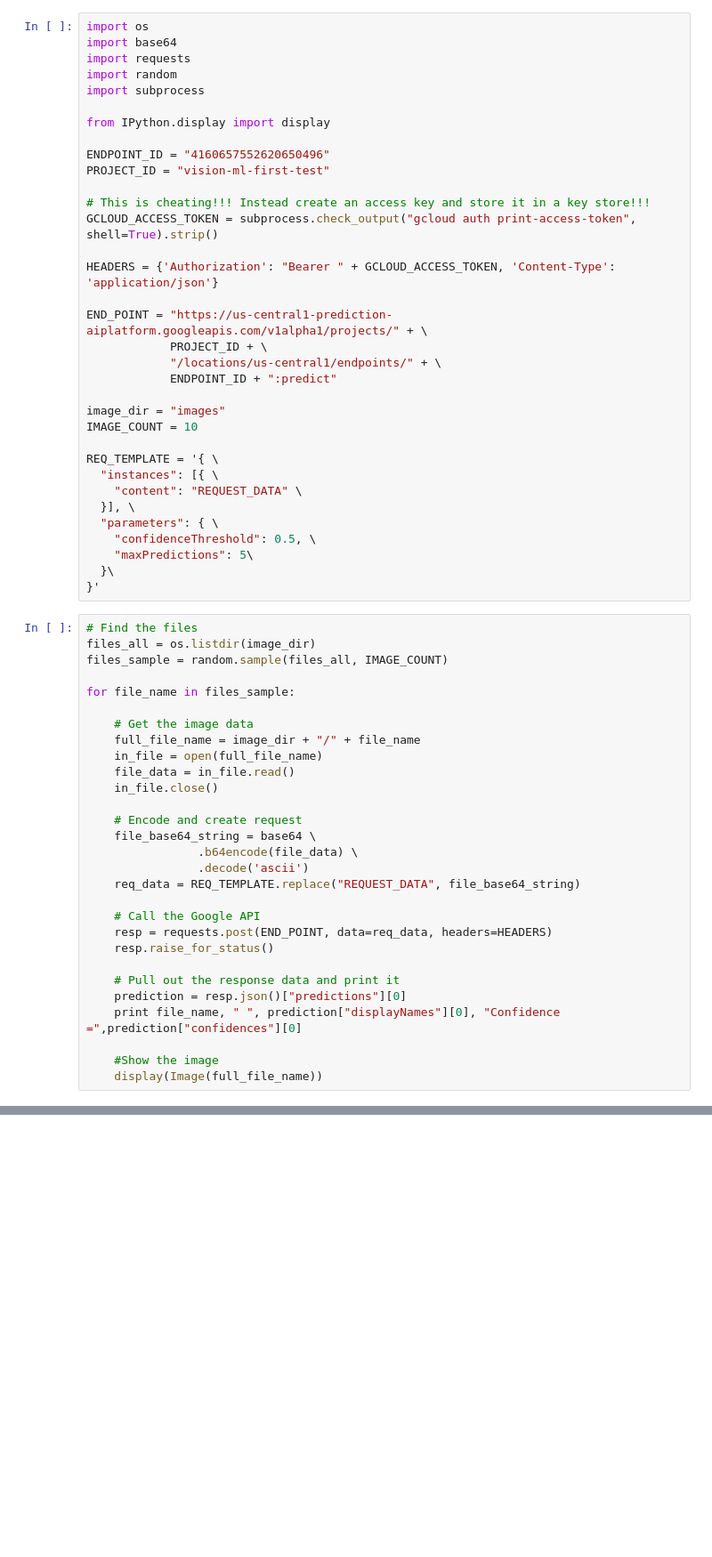
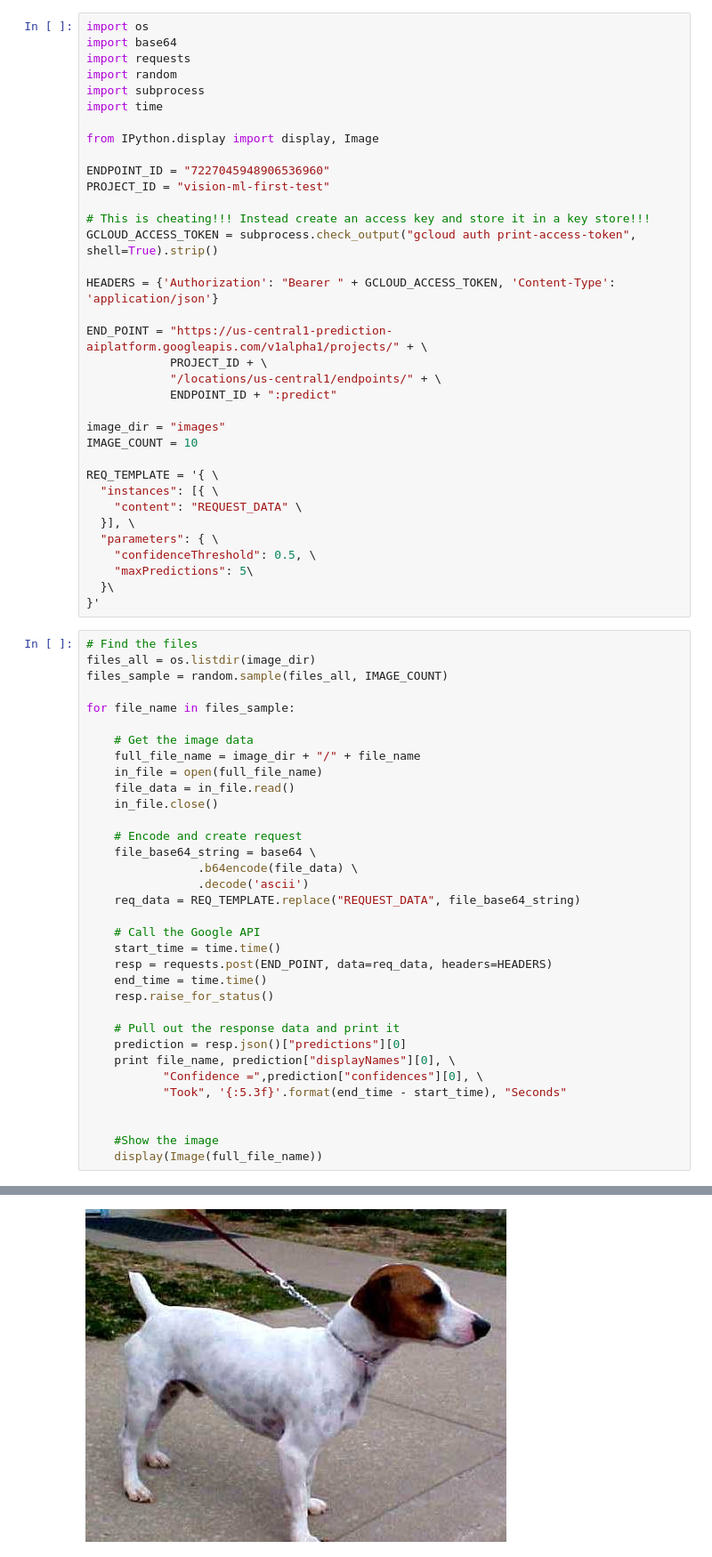
Before and after one commit to jonasberlinma/GoogleImageClassificationSample, a Jupyter notebook: CatDog/CatDogClient.ipynb, the cells around one changed output, grey strips where cells are left out. Shown at 89% size. Saved outputs shown, nothing was run; the diff lists cells and outputs as text; blank space fills up the shorter version.

```diff
--- a/CatDog/CatDogClient.ipynb
+++ b/CatDog/CatDogClient.ipynb
@@ -4,10 +4,11 @@ import base64
 import requests
 import random
 import subprocess
+import time
 
-from IPython.display import display
+from IPython.display import display, Image
 
-ENDPOINT_ID = "4160657552620650496"
+ENDPOINT_ID = "7227045948906536960"
 PROJECT_ID = "vision-ml-first-test"
 
 # This is cheating!!! Instead create an access key and store it in a key store!!!
@@ -52,12 +53,17 @@ for file_name in files_sample:
     req_data = REQ_TEMPLATE.replace("REQUEST_DATA", file_base64_string)
 
     # Call the Google API
+    start_time = time.time()
     resp = requests.post(END_POINT, data=req_data, headers=HEADERS)
+    end_time = time.time()
     resp.raise_for_status()
 
     # Pull out the response data and print it
     prediction = resp.json()["predictions"][0]
-    print file_name, " ", prediction["displayNames"][0], "Confidence =",prediction["confidences"][0]
+    print file_name, prediction["displayNames"][0], \
+           "Confidence =",prediction["confidences"][0], \
+           "Took", '{:5.3f}'.format(end_time - start_time), "Seconds"
+
 
     #Show the image
     display(Image(full_file_name))
@@ -65,0 +72 @@ HTTPError: 404 Client Error: Not Found for url: https://us-central1-prediction-a
+[figure, added]
```
Also changed, not shown: parts of 1 cell of this notebook.
